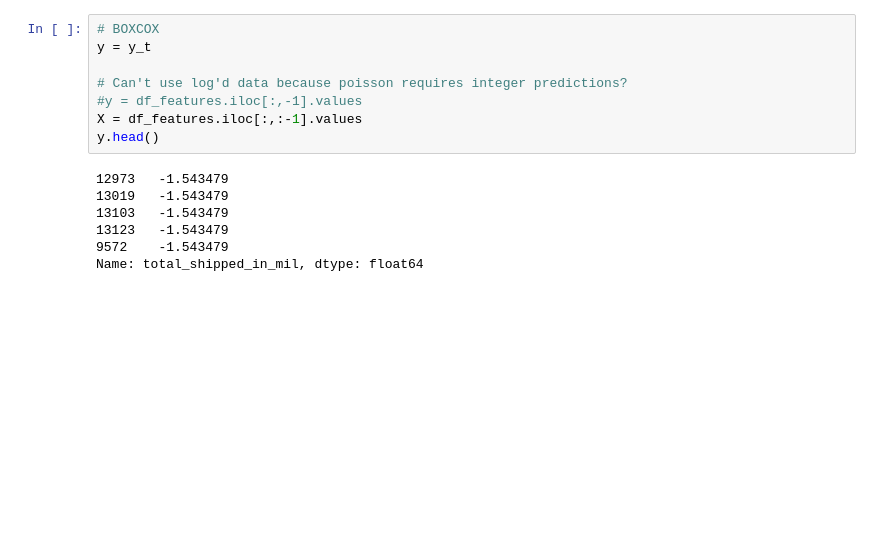
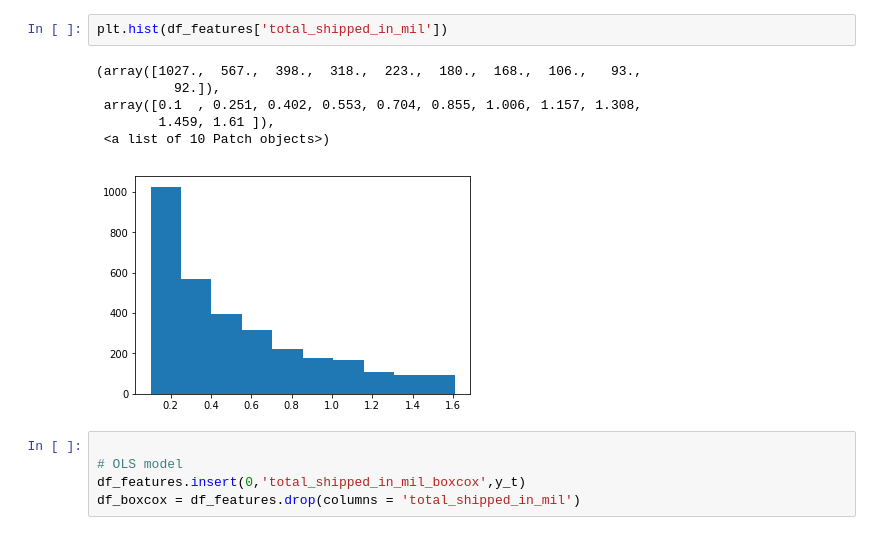
Before and after one commit to jeremyrchow/video_game_sales_data, a Jupyter notebook: OLS_regression BOXCOX.ipynb, the cells around one changed output. Cells and saved outputs as stored; diff of their text form; blank space fills up the shorter version.

```diff
--- a/OLS_regression BOXCOX.ipynb
+++ b/OLS_regression BOXCOX.ipynb
@@ -117,15 +130,14 @@ df_features
-# %%
-# BOXCOX
-y = y_t
-
-# Can't use log'd data because poisson requires integer predictions?
-#y = df_features.iloc[:,-1].values
-X = df_features.iloc[:,:-1].values
-y.head()
-# %% [output]
-12973   -1.543479
-13019   -1.543479
-13103   -1.543479
-13123   -1.543479
-9572    -1.543479
-Name: total_shipped_in_mil, dtype: float64
+# %%
+plt.hist(df_features['total_shipped_in_mil'])
+# %% [output]
+(array([1027.,  567.,  398.,  318.,  223.,  180.,  168.,  106.,   93.,
+          92.]),
+ array([0.1  , 0.251, 0.402, 0.553, 0.704, 0.855, 1.006, 1.157, 1.308,
+        1.459, 1.61 ]),
+ <a list of 10 Patch objects>)
+[figure, added]
+# %%
+
+# OLS model
+df_features.insert(0,'total_shipped_in_mil_boxcox',y_t)
+df_boxcox = df_features.drop(columns = 'total_shipped_in_mil')
```
Also changed, not shown: parts of 15 cells of this notebook, 2 other files.
